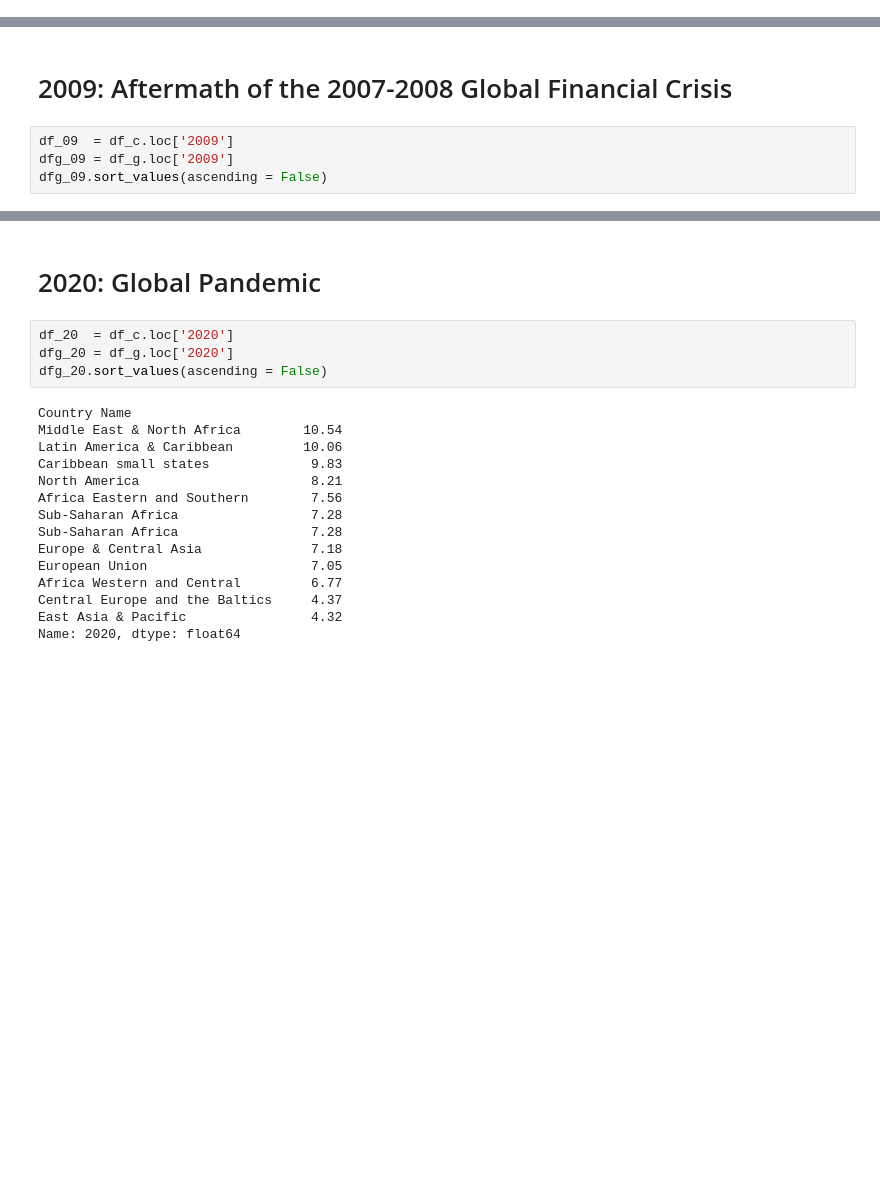
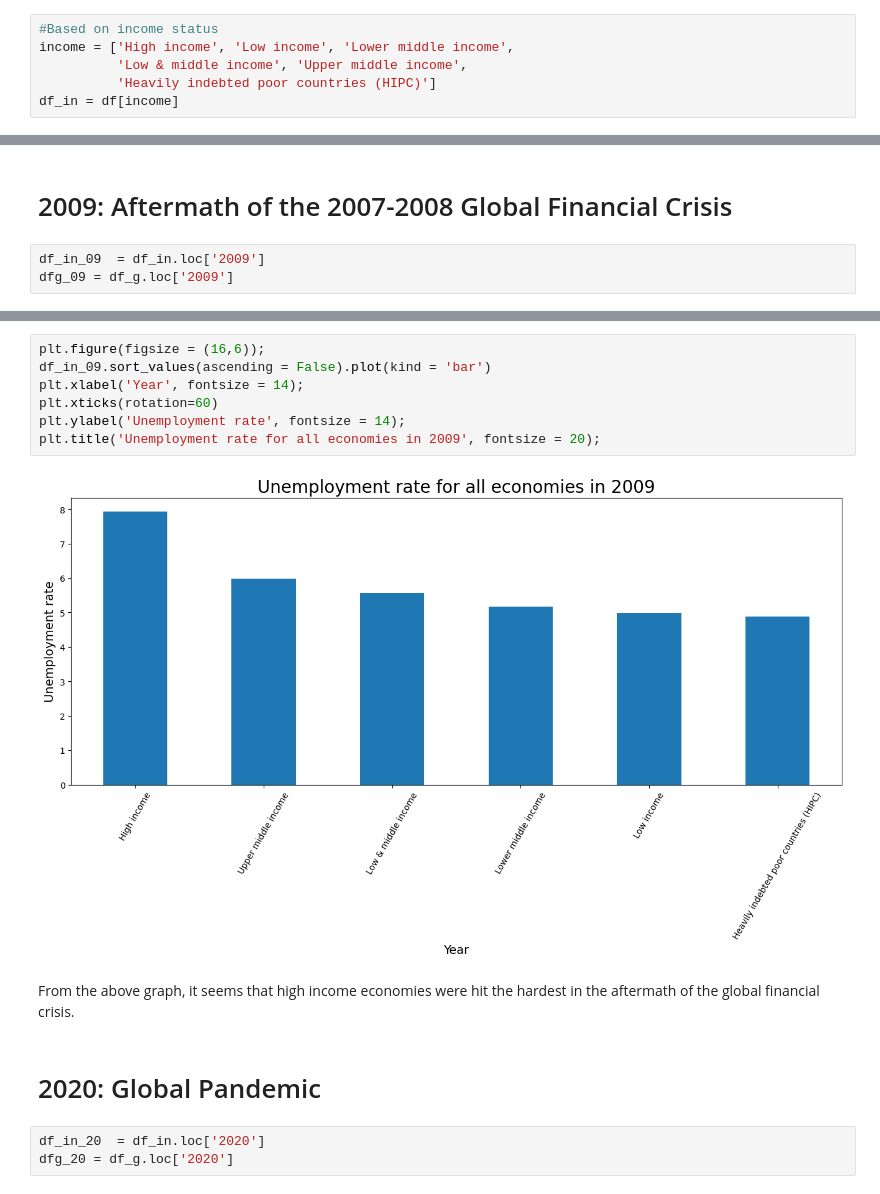
Before and after one commit to lorrespz/Kaggle_Data_Analysis_Projects, a Jupyter notebook: world-unemployment-trend-1991-2021.ipynb, the cells around one changed output, grey strips where cells are left out. Drawn from its saved outputs; the diff is of its cells as text; blank space fills up the shorter version.

```diff
--- a/world-unemployment-trend-1991-2021.ipynb
+++ b/world-unemployment-trend-1991-2021.ipynb
@@ -114,6 +94,12 @@ sgroup = ['Africa Eastern and Southern',
         'Sub-Saharan Africa',
         'Middle East & North Africa']
 df_g = df[sgroup]
+# %%
+#Based on income status
+income = ['High income', 'Low income', 'Lower middle income',
+          'Low & middle income', 'Upper middle income',
+          'Heavily indebted poor countries (HIPC)']
+df_in = df[income]
 # %% [markdown]
 # Overview of trends for selected countries and regions
 # %%
@@ -181,6 +167,5 @@ plt.legend(loc = 'upper right');
 # %% [markdown]
 # 2009: Aftermath of the 2007-2008 Global Financial Crisis
 # %%
-df_09  = df_c.loc['2009']
+df_in_09  = df_in.loc['2009']
 dfg_09 = df_g.loc['2009']
-dfg_09.sort_values(ascending = False)
@@ -212,24 +181,19 @@ plt.title('Unemployment rate for all regions in 2009');
+# %%
+plt.figure(figsize = (16,6));
+df_in_09.sort_values(ascending = False).plot(kind = 'bar')
+plt.xlabel('Year', fontsize = 14);
+plt.xticks(rotation=60)
+plt.ylabel('Unemployment rate', fontsize = 14);
+plt.title('Unemployment rate for all economies in 2009', fontsize = 20);
+# %% [output]
+[figure, added]
+# %% [markdown]
+From the above graph, it seems that high income economies were hit the hardest in the aftermath of the global financial crisis.
 # %% [markdown]
 # 2020: Global Pandemic
 # %%
-df_20  = df_c.loc['2020']
+df_in_20  = df_in.loc['2020']
 dfg_20 = df_g.loc['2020']
-dfg_20.sort_values(ascending = False)
-# %% [output]
-Country Name
-Middle East & North Africa        10.54
-Latin America & Caribbean         10.06
-Caribbean small states             9.83
-North America                      8.21
-Africa Eastern and Southern        7.56
-Sub-Saharan Africa                 7.28
-Sub-Saharan Africa                 7.28
-Europe & Central Asia              7.18
-European Union                     7.05
-Africa Western and Central         6.77
-Central Europe and the Baltics     4.37
-East Asia & Pacific                4.32
-Name: 2020, dtype: float64
 # %%
 plt.figure(figsize = (16,6));
 dfg_20.sort_values(ascending = False).plot(kind = 'bar')
```
Also changed, not shown: parts of 5 cells of this notebook.
